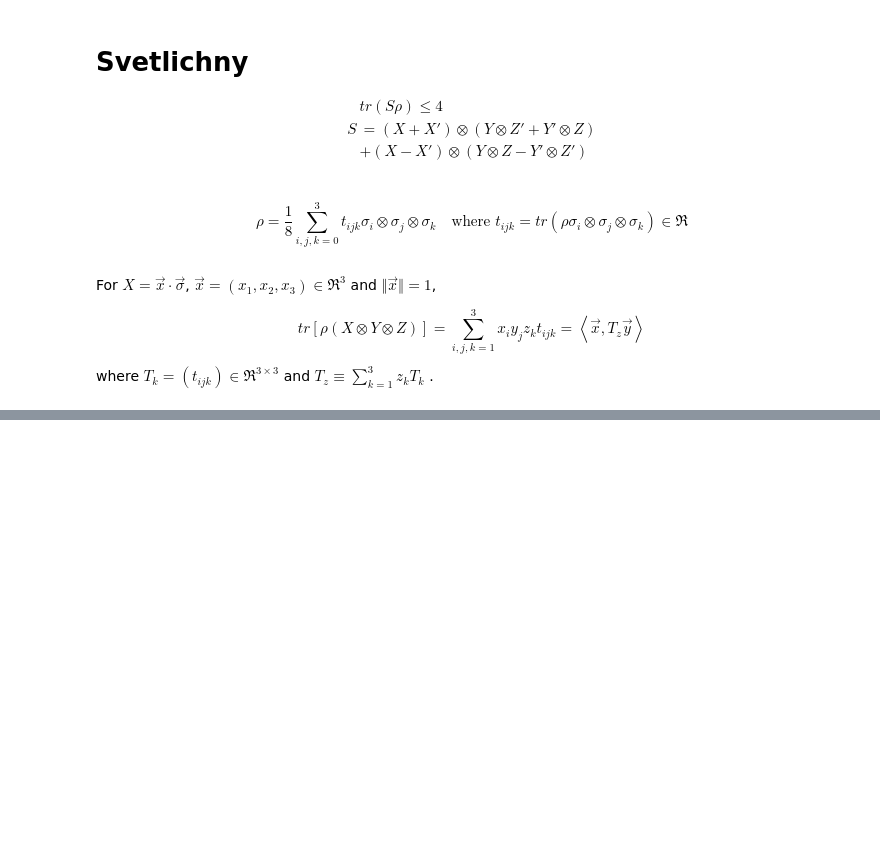
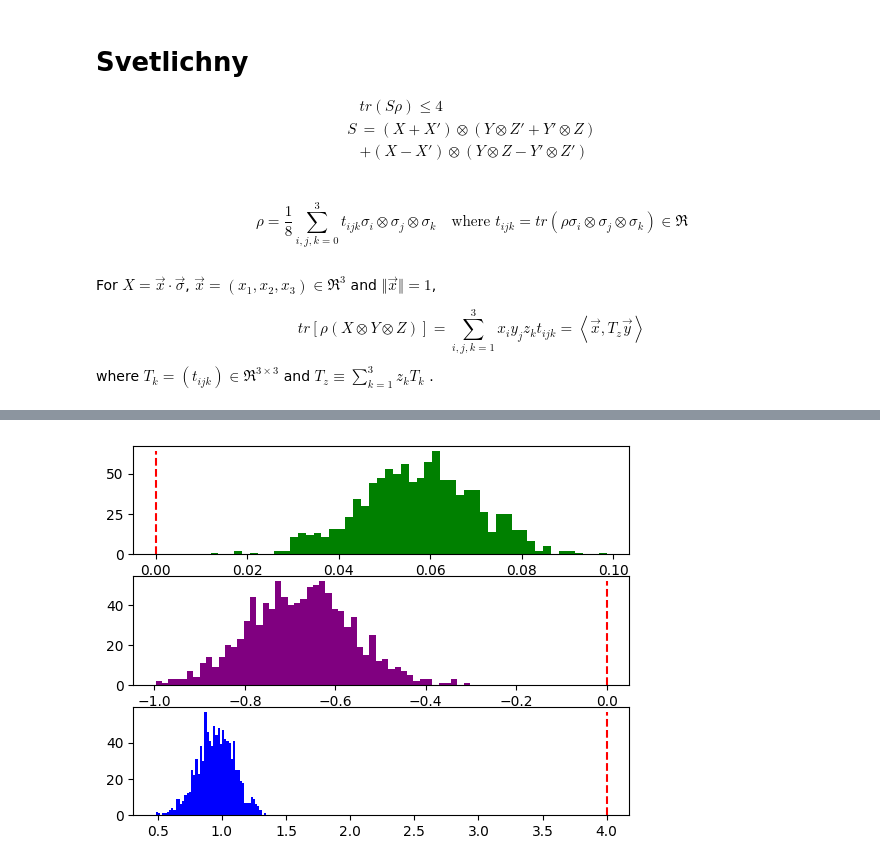
Before and after one commit to zhuyk6/Bell-ineq-VQE, a Jupyter notebook: test.ipynb, the cells around one changed output, grey strips where cells are left out. Drawn from its saved outputs; the diff is of its cells as text; code cells hidden in the pictures; blank space fills up the shorter version.

```diff
--- a/test.ipynb
+++ b/test.ipynb
@@ -477,0 +591,7 @@ where $T_k = (t_{i j k }) \in \Re^{3 \times 3}$ and $T_z \equiv \sum_{k=1}^3 z_k
+# %%
+# test whether generated matrix P is positive
+for i in range(100):
+    test_P = generate_real_positive(10, 50)
+    if not check_positive(test_P):
+        print(test_P)
+        break
@@ -477,0 +998,13 @@ where $T_k = (t_{i j k }) \in \Re^{3 \times 3}$ and $T_z \equiv \sum_{k=1}^3 z_k
+# %%
+for i in range(100):
+    rho, s = generate_examples_onlyOne_correlation_matrix()
+    opt = s
+    est = Svetlichny_qnn(rho)
+    print(f"i = {i:5}")
+    print(f"OPT = {opt:.7f}")
+    print(f"EST = {est:.7f}")
+
+    if np.abs(opt - est) > 1e-5:
+        print(f"Error! rho is:")
+        print(rho)
+        break
@@ -477,0 +1065,71 @@ where $T_k = (t_{i j k }) \in \Re^{3 \times 3}$ and $T_z \equiv \sum_{k=1}^3 z_k
+# %%
+# test
+# rho = I / 8 + \sum_{i, j, k = 1}^3 t_{i, j, k} \sigma_i \otimes \sigma_j \otimes \sigma_k
+
+import matplotlib.pyplot as plt
+
+def test(n: int):
+    arr_eig_min = []
+    arr_s = []
+    arr_eig_min_fix = []
+
+    I = np.asmatrix(np.eye(2))
+    X = np.matrix([[0, 1],
+                   [1, 0]])
+    Y = np.matrix([[0, -1j],
+                   [1j, 0]])
+    Z = np.matrix([[1, 0],
+                   [0, -1]])
+    sigma = [I, X, Y, Z]
+
+    for i in range(n):
+        A = np.random.random(size=(3, 3))
+        Q, _ = np.linalg.qr(A)
+        Q = np.asmatrix(Q)
+        W = np.random.random(size=(3, 3)) / 5
+        # W = np.zeros(shape=(3, 3))
+
+        T1 = Q @ np.diag(W[0, :]) @ Q.T
+        T2 = Q @ np.diag(W[1, :]) @ Q.T
+        T3 = Q @ np.diag(W[2, :]) @ Q.T
+        rho = from_correlation_matrices3_unchecked(T1, T2, T3)
+        s = 4.0 * max(np.linalg.norm(W[:, i]) for i in range(3))
+
+        eig_of_rho = np.linalg.eigvals(rho)
+        arr_eig_min.append(eig_of_rho.real.min())
+        arr_s.append(s)
+
+        # fix rho
+        for i in range(4):
+            for j in range(4):
+                for k in range(4):
+                    if i == 0 and j == 0 and k == 0:
+                        continue
+                    if i != 0 and j != 0 and k != 0:
+                        continue
+                c = np.random.random()
+                rho += c * np.kron(np.kron(sigma[i], sigma[j]), sigma[k])
+        eig_of_rho = np.linalg.eigvals(rho)
+        arr_eig_min_fix.append(eig_of_rho.real.min())
+
+
+    num_postive = len([_ for v in arr_eig_min if v > 1e-5])
+    print(f"postive: {num_postive} / {n}")
+    num_nonlocal = len([_ for s in arr_s if s > 4 + 1e-5])
+    print(f"nonlocal: {num_nonlocal} / {n}")
+
+    plt.subplot(311)
+    (cnt, _, _) = plt.hist(arr_eig_min, bins=50, color="green")
+    plt.vlines([0], 0, max(cnt), colors="red", linestyles="dashed")
+
+    plt.subplot(312)
+    (cnt, _, _) = plt.hist(arr_eig_min_fix, bins=50, color="purple")
+    plt.vlines([0], 0, max(cnt), colors="red", linestyles="dashed")
+
+    plt.subplot(313)
+    (cnt, _, _) = plt.hist(arr_s, bins=50, color="blue")
+    plt.vlines([4], 0, max(cnt), colors="red", linestyles="dashed")
+    plt.show()
+
+test(1000)
+# %% [output]
@@ -477,0 +1138 @@ where $T_k = (t_{i j k }) \in \Re^{3 \times 3}$ and $T_z \equiv \sum_{k=1}^3 z_k
+[figure, added]
```
Also changed, not shown: parts of 49 cells of this notebook, 4 other files.
